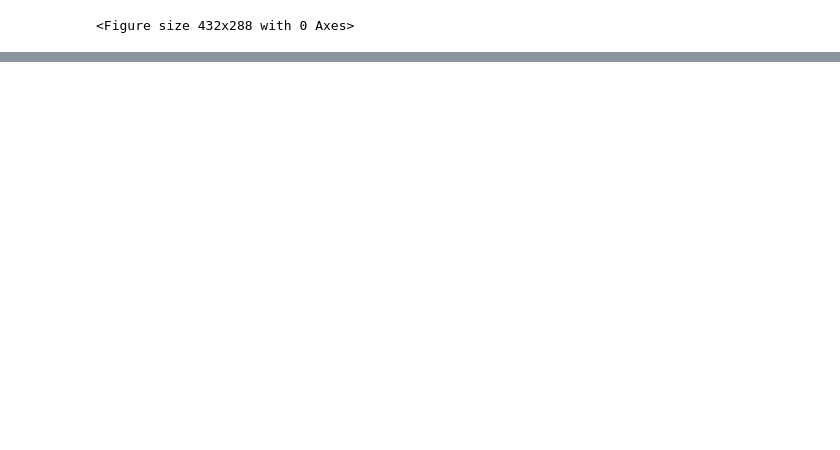
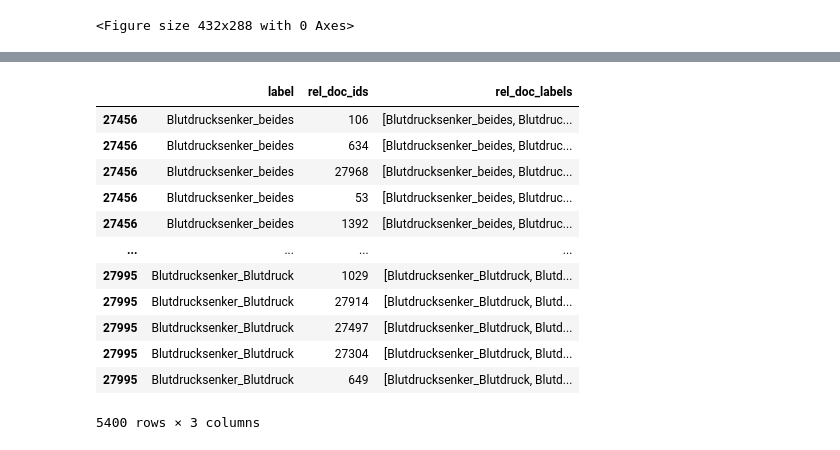
Before and after one commit to dieterich-lab/BertGCN, a Jupyter notebook: notebooks/analyse_attr.ipynb, the cells around one changed output, grey strips where cells are left out. Saved outputs shown, nothing was run; the diff lists cells and outputs as text; code cells hidden in the pictures; blank space fills up the shorter version.

```diff
--- a/notebooks/analyse_attr.ipynb
+++ b/notebooks/analyse_attr.ipynb
@@ -27,0 +48,16 @@ shap_df['rel_doc_ids'] = shap_df['rel_doc_ids'].apply(lambda x: list(zip(*x)))
+# %%
+ig_gcn_only_df.explode("rel_doc_ids")#.rel_doc_ids.value_counts()[:10]
+# %% [output]
+|  | label | rel_doc_ids | rel_doc_labels |
+| 27456 | Blutdrucksenker_beides | 106 | [Blutdrucksenker_beides, Blutdruc... |
+| 27456 | Blutdrucksenker_beides | 634 | [Blutdrucksenker_beides, Blutdruc... |
+| 27456 | Blutdrucksenker_beides | 27968 | [Blutdrucksenker_beides, Blutdruc... |
+| 27456 | Blutdrucksenker_beides | 53 | [Blutdrucksenker_beides, Blutdruc... |
+| 27456 | Blutdrucksenker_beides | 1392 | [Blutdrucksenker_beides, Blutdruc... |
+| ... | ... | ... | ... |
+| 27995 | Blutdrucksenker_Blutdruck | 1029 | [Blutdrucksenker_Blutdruck, Blutd... |
+| 27995 | Blutdrucksenker_Blutdruck | 27914 | [Blutdrucksenker_Blutdruck, Blutd... |
+| 27995 | Blutdrucksenker_Blutdruck | 27497 | [Blutdrucksenker_Blutdruck, Blutd... |
+| 27995 | Blutdrucksenker_Blutdruck | 27304 | [Blutdrucksenker_Blutdruck, Blutd... |
+| 27995 | Blutdrucksenker_Blutdruck | 649 | [Blutdrucksenker_Blutdruck, Blutd... |
+5400 rows × 3 columns
```
Also changed, not shown: parts of 21 cells of this notebook, 14 other files.
